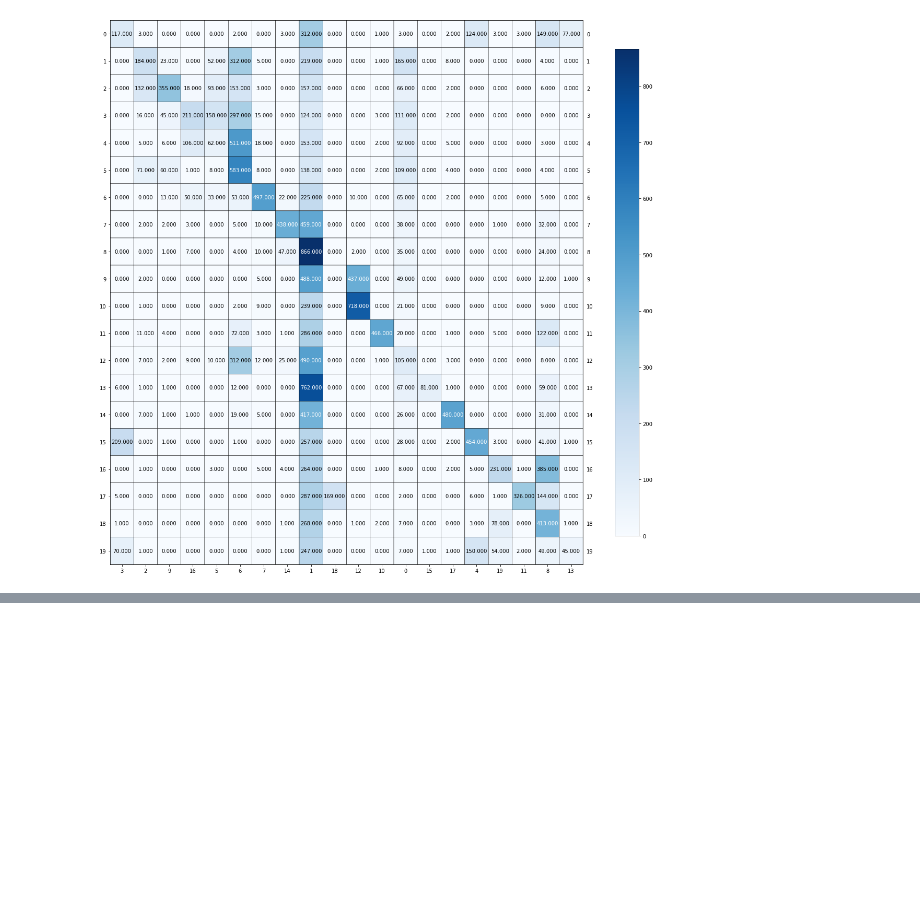
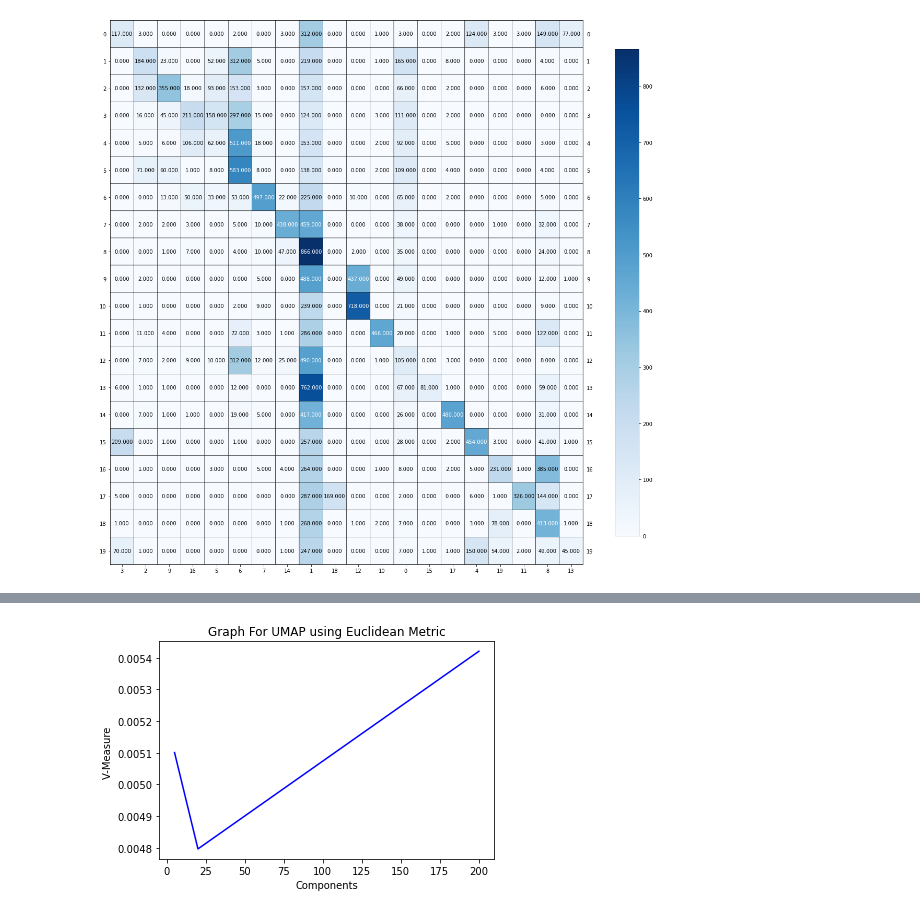
Before and after one commit to diplav09/Data-Representations-and-Clustering, a Jupyter notebook: Data_Representation_Clustering_Diplav.ipynb, the cells around one changed output, grey strips where cells are left out. Drawn from its saved outputs; the diff is of its cells as text; code cells hidden in the pictures; blank space fills up the shorter version.

```diff
--- a/Data_Representation_Clustering_Diplav.ipynb
+++ b/Data_Representation_Clustering_Diplav.ipynb
@@ -282,0 +353,10 @@ plot_mat(conf_mat[row[:, np.newaxis], colmn], xticklabels=colmn, yticklabels=row
+# %%
+plt.plot(n_comps, UMAP_Eucl_V_measure, color='b')
+
+plt.xlabel("Components")
+plt.ylabel("V-Measure ")
+plt.title("Graph For UMAP using Euclidean Metric")
+
+plt.show()
+# %% [output]
+[figure, added]
```
Also changed, not shown: parts of 43 cells of this notebook.
